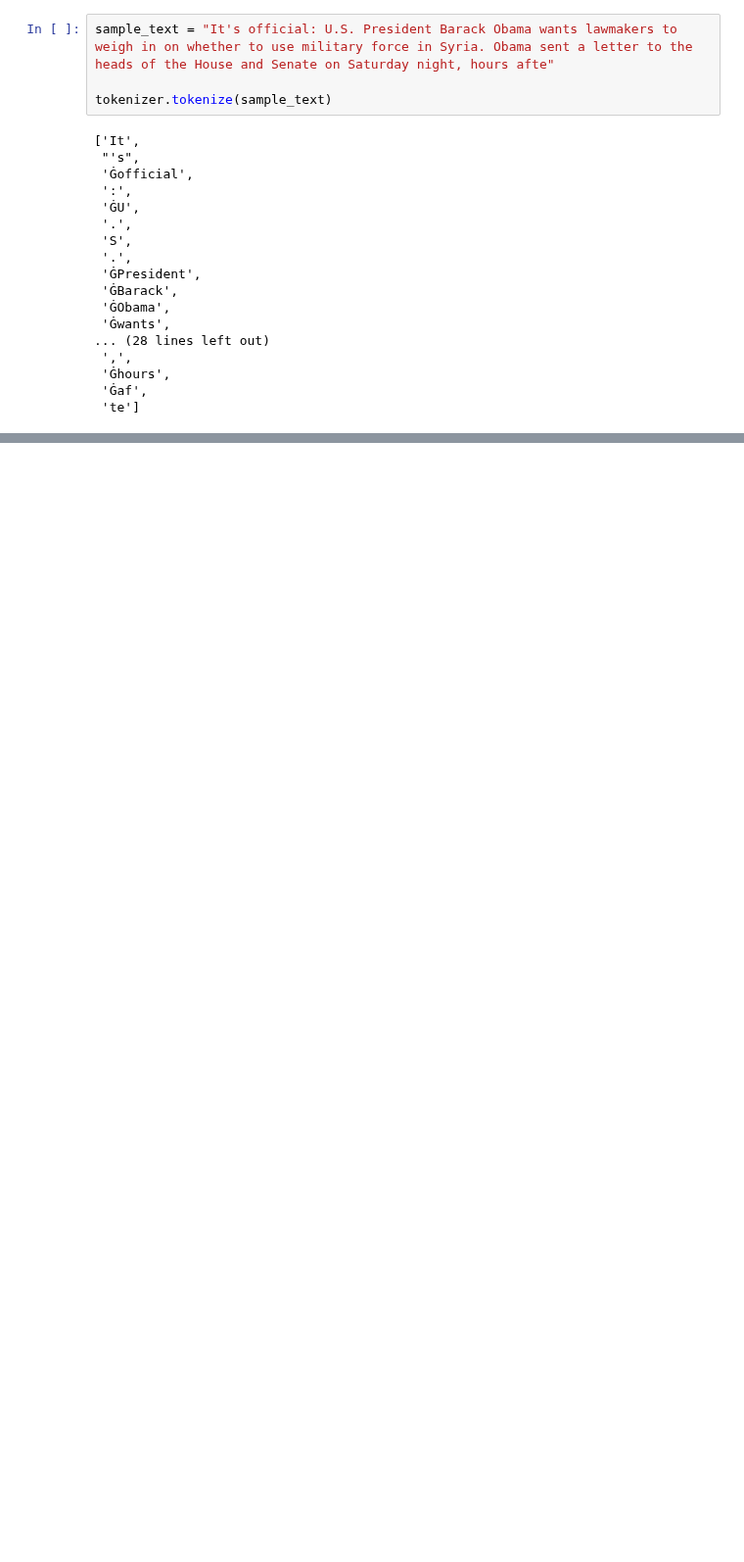
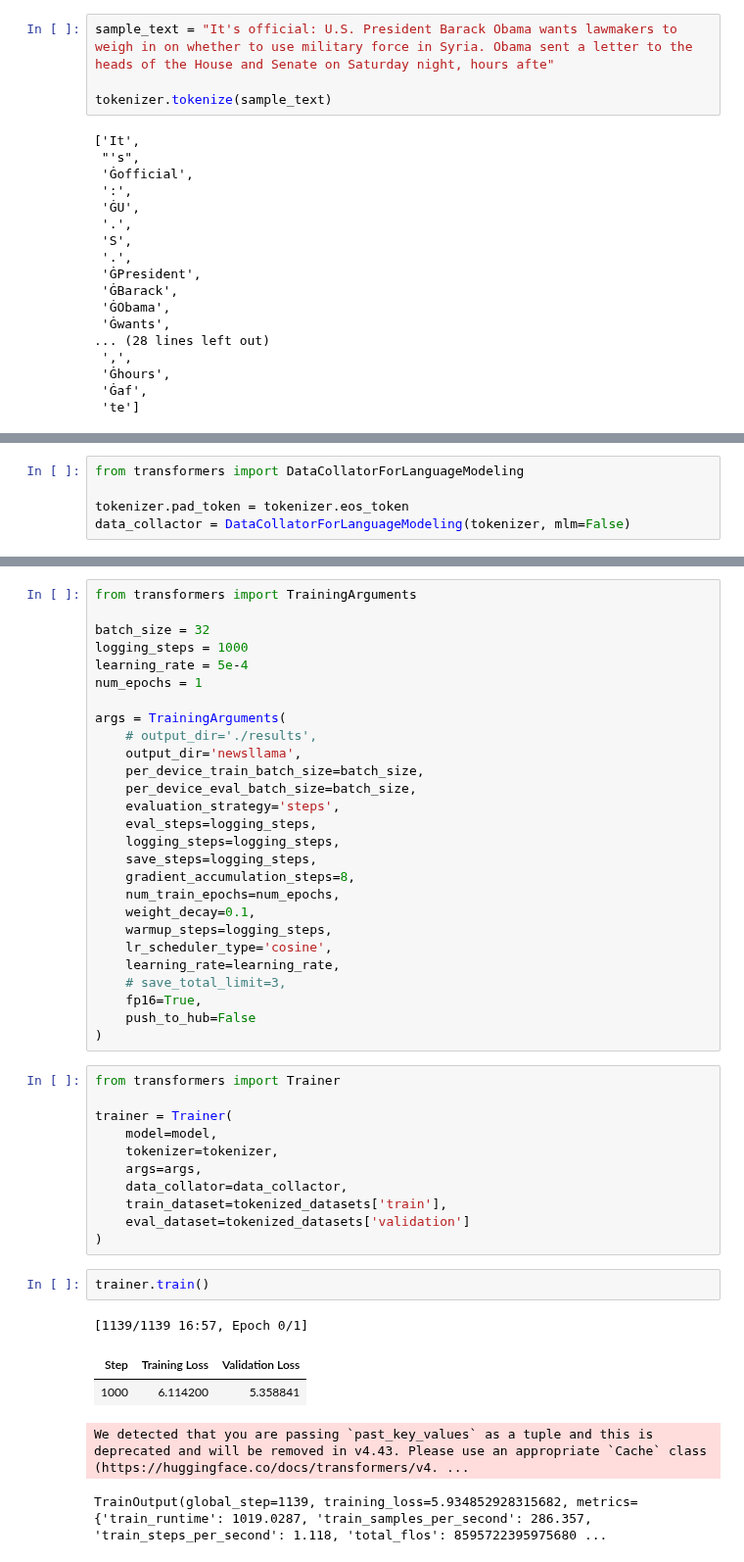
Before and after one commit to donghuna/AI-Expert, a Jupyter notebook: fastcampus/LLaMA.ipynb, the cells around one changed output, grey strips where cells are left out. Shown at 98% size. Cells and saved outputs as stored; diff of their text form; blank space fills up the shorter version.

```diff
--- a/fastcampus/LLaMA.ipynb
+++ b/fastcampus/LLaMA.ipynb
@@ -143,0 +285,5 @@ def tokenizer(batch):
+# %%
+from transformers import DataCollatorForLanguageModeling
+
+tokenizer.pad_token = tokenizer.eos_token
+data_collactor = DataCollatorForLanguageModeling(tokenizer, mlm=False)
@@ -143,0 +307,46 @@ def tokenizer(batch):
+# %%
+from transformers import TrainingArguments
+
+batch_size = 32
+logging_steps = 1000
+learning_rate = 5e-4
+num_epochs = 1
+
+args = TrainingArguments(
+    # output_dir='./results',
+    output_dir='newsllama',
+    per_device_train_batch_size=batch_size,
+    per_device_eval_batch_size=batch_size,
+    evaluation_strategy='steps',
+    eval_steps=logging_steps,
+    logging_steps=logging_steps,
+    save_steps=logging_steps,
+    gradient_accumulation_steps=8,
+    num_train_epochs=num_epochs,
+    weight_decay=0.1,
+    warmup_steps=logging_steps,
+    lr_scheduler_type='cosine',
+    learning_rate=learning_rate,
+    # save_total_limit=3,
+    fp16=True,
+    push_to_hub=False
+)
+# %%
+from transformers import Trainer
+
+trainer = Trainer(
+    model=model,
+    tokenizer=tokenizer,
+    args=args,
+    data_collator=data_collactor,
+    train_dataset=tokenized_datasets['train'],
+    eval_dataset=tokenized_datasets['validation']
+)
+# %%
+trainer.train()
+# %% [output]
+[1139/1139 16:57, Epoch 0/1]
+| Step | Training Loss | Validation Loss |
+| 1000 | 6.114200 | 5.358841 |
+We detected that you are passing `past_key_values` as a tuple and this is deprecated and will be removed in v4.43. Please use an appropriate `Cache` class (https://huggingface.co/docs/transformers/v4. ...
+TrainOutput(global_step=1139, training_loss=5.934852928315682, metrics={'train_runtime': 1019.0287, 'train_samples_per_second': 286.357, 'train_steps_per_second': 1.118, 'total_flos': 8595722395975680 ...
```
Also changed, not shown: parts of 26 cells of this notebook.
